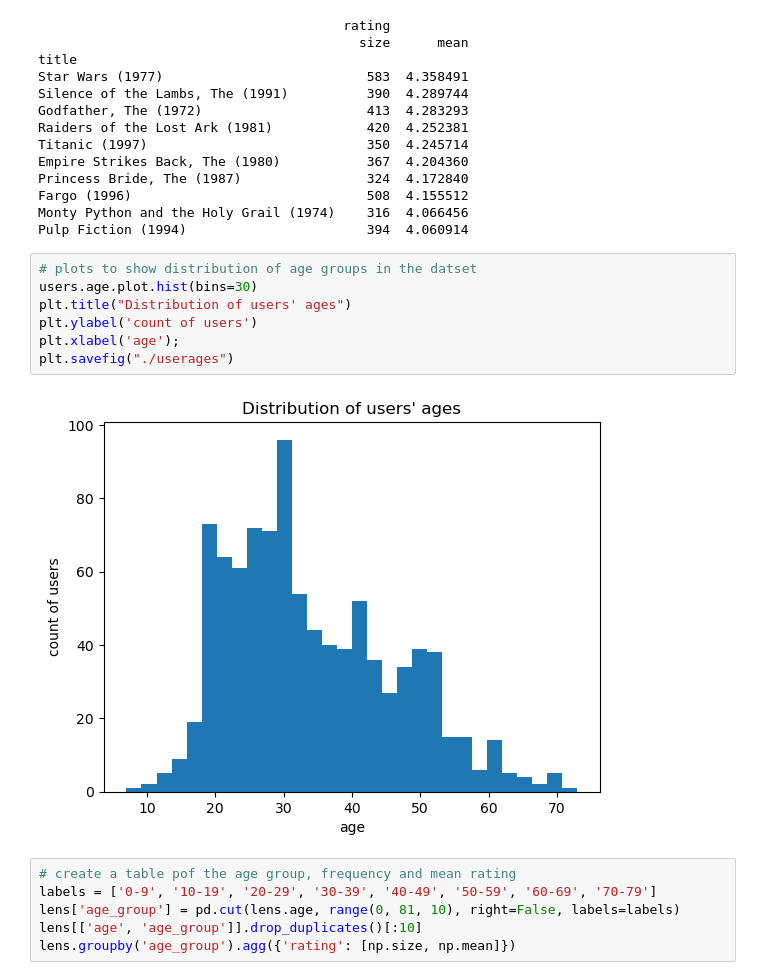
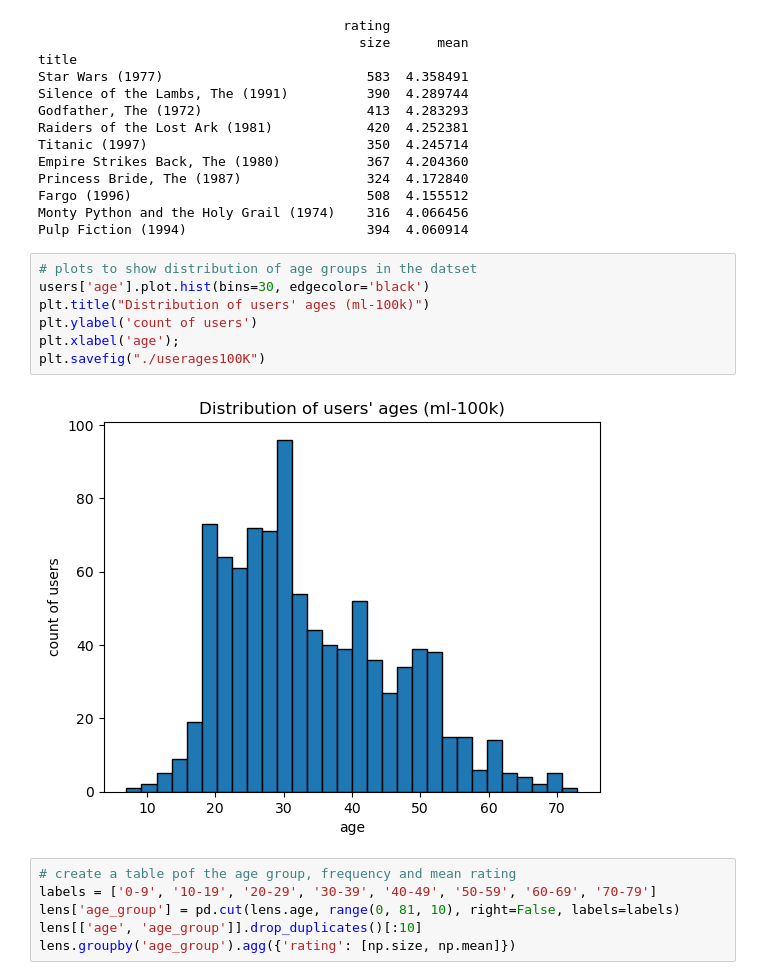
Before and after one commit to harvey1344/FinalProject, a Jupyter notebook: Data Preface.ipynb, the cells around one changed output. Drawn from its saved outputs; the diff is of its cells as text.

```diff
--- a/Data Preface.ipynb
+++ b/Data Preface.ipynb
@@ -108,13 +108,13 @@ Monty Python and the Holy Grail (1974)    316  4.066456
 Pulp Fiction (1994)                       394  4.060914
 # %%
 # plots to show distribution of age groups in the datset
-users.age.plot.hist(bins=30)
-plt.title("Distribution of users' ages")
+users['age'].plot.hist(bins=30, edgecolor='black')
+plt.title("Distribution of users' ages (ml-100k)")
 plt.ylabel('count of users')
 plt.xlabel('age');
-plt.savefig("./userages")
+plt.savefig("./userages100K")
 # %% [output]
-[figure, old version]
+[figure, new version]
 # %%
 # create a table pof the age group, frequency and mean rating
 labels = ['0-9', '10-19', '20-29', '30-39', '40-49', '50-59', '60-69', '70-79']
```
Also changed, not shown: 12 other files.
